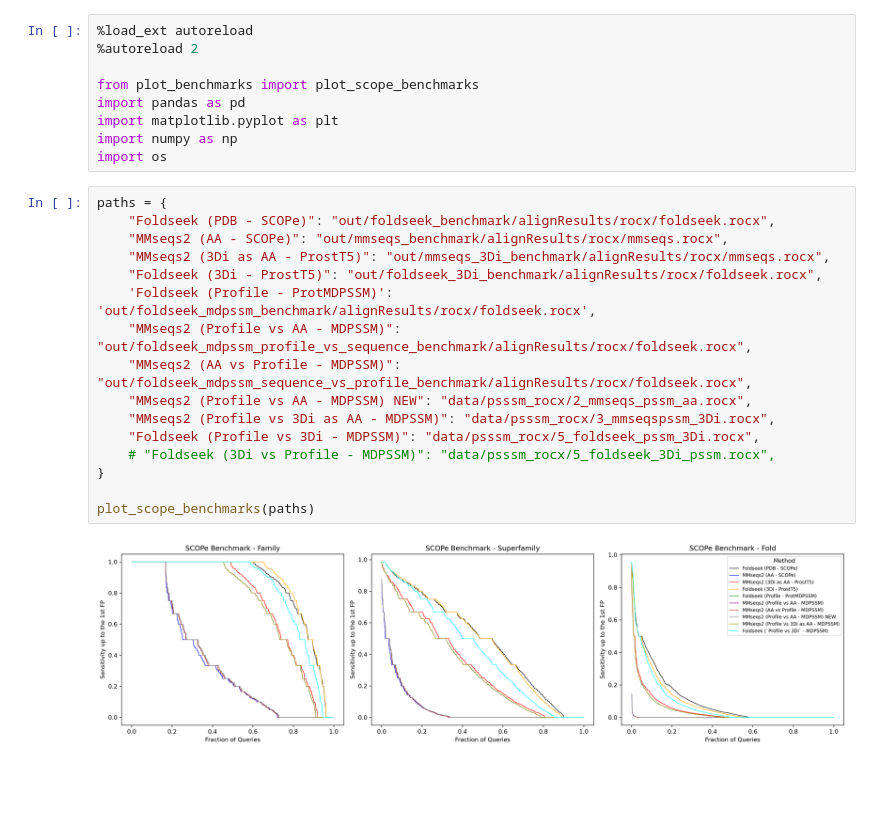
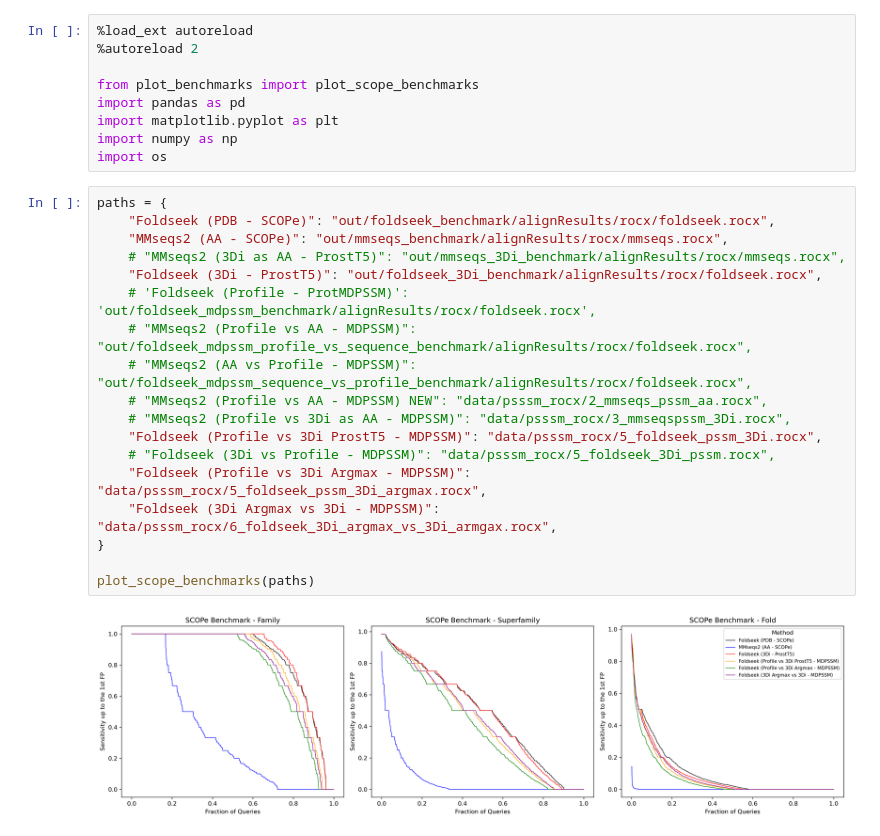
Before and after one commit to finnlueth/bachelor-thesis, a Jupyter notebook: prot-md-pssm-benchmark/scope-benchmark/plot_benchmarks.ipynb, the cells around one changed output. Saved outputs shown, nothing was run; the diff lists cells and outputs as text; blank space fills up the shorter version.

Commit message:
plots

```diff
--- a/prot-md-pssm-benchmark/scope-benchmark/plot_benchmarks.ipynb
+++ b/prot-md-pssm-benchmark/scope-benchmark/plot_benchmarks.ipynb
@@ -10,18 +10,20 @@ import os
 # %%
 paths = {
     "Foldseek (PDB - SCOPe)": "out/foldseek_benchmark/alignResults/rocx/foldseek.rocx",
     "MMseqs2 (AA - SCOPe)": "out/mmseqs_benchmark/alignResults/rocx/mmseqs.rocx",
-    "MMseqs2 (3Di as AA - ProstT5)": "out/mmseqs_3Di_benchmark/alignResults/rocx/mmseqs.rocx",
+    # "MMseqs2 (3Di as AA - ProstT5)": "out/mmseqs_3Di_benchmark/alignResults/rocx/mmseqs.rocx",
     "Foldseek (3Di - ProstT5)": "out/foldseek_3Di_benchmark/alignResults/rocx/foldseek.rocx",
-    'Foldseek (Profile - ProtMDPSSM)': 'out/foldseek_mdpssm_benchmark/alignResults/rocx/foldseek.rocx',
-    "MMseqs2 (Profile vs AA - MDPSSM)": "out/foldseek_mdpssm_profile_vs_sequence_benchmark/alignResults/rocx/foldseek.rocx",
-    "MMseqs2 (AA vs Profile - MDPSSM)": "out/foldseek_mdpssm_sequence_vs_profile_benchmark/alignResults/rocx/foldseek.rocx",
-    "MMseqs2 (Profile vs AA - MDPSSM) NEW": "data/psssm_rocx/2_mmseqs_pssm_aa.rocx",
-    "MMseqs2 (Profile vs 3Di as AA - MDPSSM)": "data/psssm_rocx/3_mmseqspssm_3Di.rocx",
-    "Foldseek (Profile vs 3Di - MDPSSM)": "data/psssm_rocx/5_foldseek_pssm_3Di.rocx",
+    # 'Foldseek (Profile - ProtMDPSSM)': 'out/foldseek_mdpssm_benchmark/alignResults/rocx/foldseek.rocx',
+    # "MMseqs2 (Profile vs AA - MDPSSM)": "out/foldseek_mdpssm_profile_vs_sequence_benchmark/alignResults/rocx/foldseek.rocx",
+    # "MMseqs2 (AA vs Profile - MDPSSM)": "out/foldseek_mdpssm_sequence_vs_profile_benchmark/alignResults/rocx/foldseek.rocx",
+    # "MMseqs2 (Profile vs AA - MDPSSM) NEW": "data/psssm_rocx/2_mmseqs_pssm_aa.rocx",
+    # "MMseqs2 (Profile vs 3Di as AA - MDPSSM)": "data/psssm_rocx/3_mmseqspssm_3Di.rocx",
+    "Foldseek (Profile vs 3Di ProstT5 - MDPSSM)": "data/psssm_rocx/5_foldseek_pssm_3Di.rocx",
     # "Foldseek (3Di vs Profile - MDPSSM)": "data/psssm_rocx/5_foldseek_3Di_pssm.rocx",
+    "Foldseek (Profile vs 3Di Argmax - MDPSSM)": "data/psssm_rocx/5_foldseek_pssm_3Di_argmax.rocx",
+    "Foldseek (3Di Argmax vs 3Di - MDPSSM)": "data/psssm_rocx/6_foldseek_3Di_argmax_vs_3Di_armgax.rocx",
 }
 
 plot_scope_benchmarks(paths)
 # %% [output]
-[figure, old version]
+[figure, new version]
```
